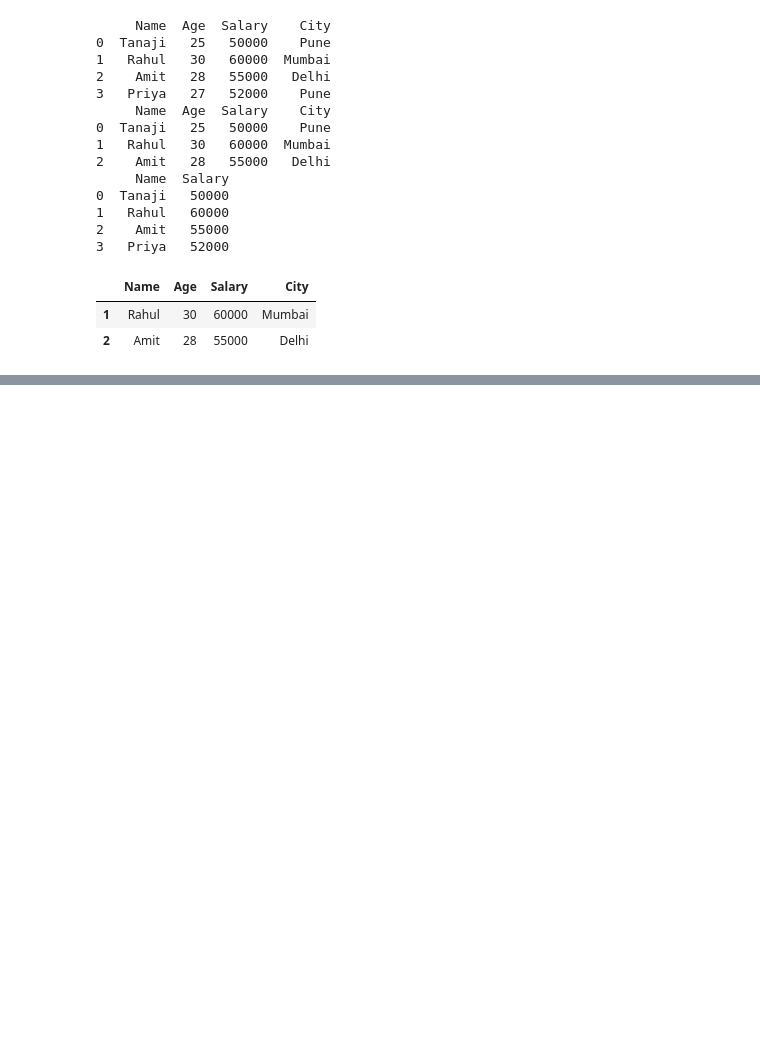
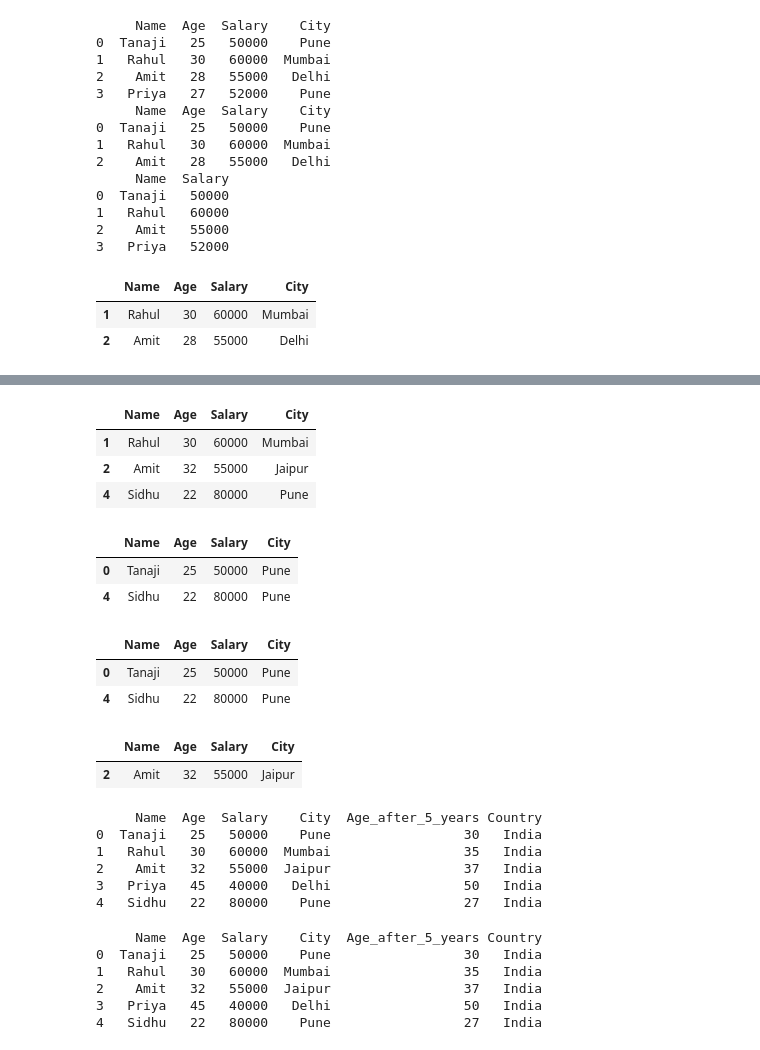
Before and after one commit to tanaji-more/python, a Jupyter notebook: pandas.ipynb, the cells around one changed output, grey strips where cells are left out. Drawn from its saved outputs; the diff is of its cells as text; code cells hidden in the pictures; blank space fills up the shorter version.

```diff
--- a/pandas.ipynb
+++ b/pandas.ipynb
@@ -241,0 +407,46 @@ df[df["Salary"] >52000]
+# %%
+df[df["Salary"]>52000]
+# %% [output]
+|  | Name | Age | Salary | City |
+| 1 | Rahul | 30 | 60000 | Mumbai |
+| 2 | Amit | 32 | 55000 | Jaipur |
+| 4 | Sidhu | 22 | 80000 | Pune |
+# %%
+df[df["City"] =="Pune"]
+# %% [output]
+|  | Name | Age | Salary | City |
+| 0 | Tanaji | 25 | 50000 | Pune |
+| 4 | Sidhu | 22 | 80000 | Pune |
+# %%
+df[df["Age"] < 30]
+# %% [output]
+|  | Name | Age | Salary | City |
+| 0 | Tanaji | 25 | 50000 | Pune |
+| 4 | Sidhu | 22 | 80000 | Pune |
+# %%
+df[df["Salary"] == 55000]
+# %% [output]
+|  | Name | Age | Salary | City |
+| 2 | Amit | 32 | 55000 | Jaipur |
+# %%
+# Create Age_after_5_years
+
+df["Age_after_5_years"] = df["Age"] +5
+print(df)
+# %% [output]
+     Name  Age  Salary    City  Age_after_5_years Country
+0  Tanaji   25   50000    Pune                 30   India
+1   Rahul   30   60000  Mumbai                 35   India
+2    Amit   32   55000  Jaipur                 37   India
+3   Priya   45   40000   Delhi                 50   India
+4   Sidhu   22   80000    Pune                 27   India
+# %%
+df["Country"] = "India"
+print(df)
+# %% [output]
+     Name  Age  Salary    City  Age_after_5_years Country
+0  Tanaji   25   50000    Pune                 30   India
+1   Rahul   30   60000  Mumbai                 35   India
+2    Amit   32   55000  Jaipur                 37   India
+3   Priya   45   40000   Delhi                 50   India
+4   Sidhu   22   80000    Pune                 27   India
```
Also changed, not shown: parts of 22 cells of this notebook.
